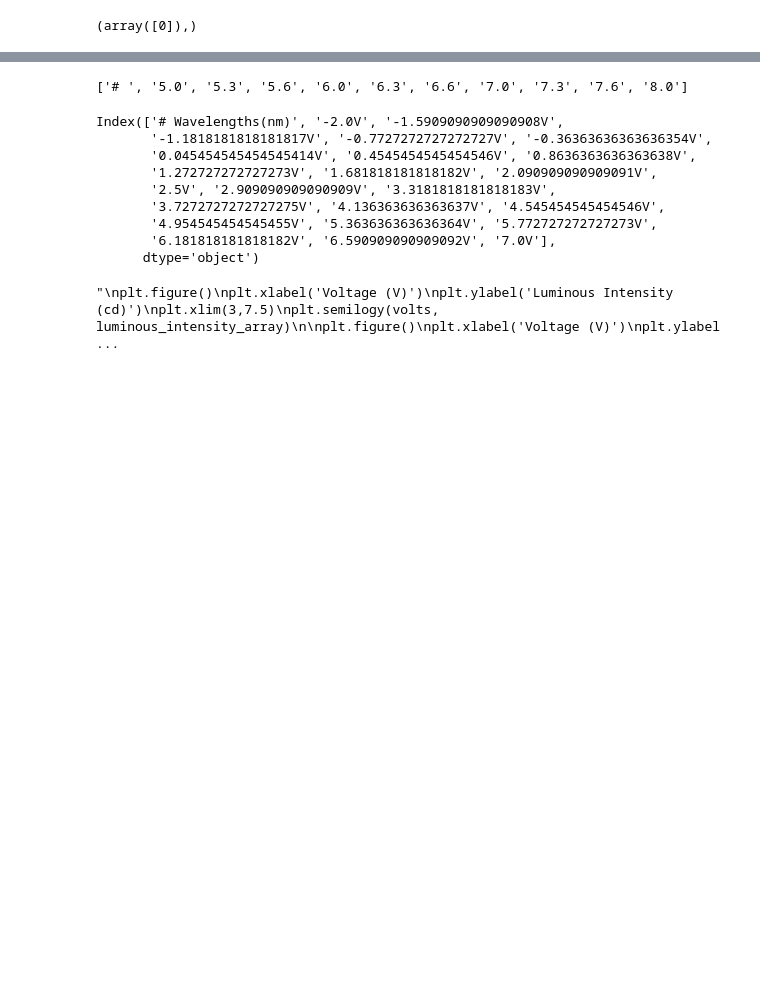
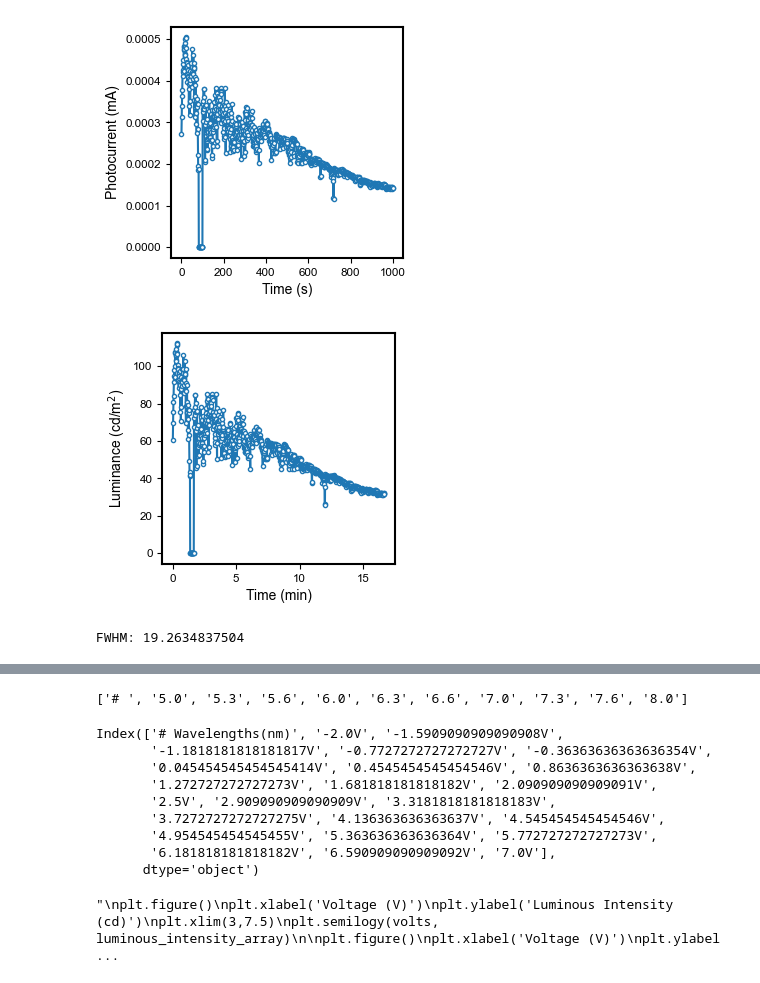
Before and after one commit to gillian-cpu/QLED_Characterization, a Jupyter notebook: 20230706ELQE_Workup.ipynb, the cells around one changed output, grey strips where cells are left out. Drawn from its saved outputs; the diff is of its cells as text; code cells hidden in the pictures; blank space fills up the shorter version.

```diff
--- a/20230706ELQE_Workup.ipynb
+++ b/20230706ELQE_Workup.ipynb
@@ -333,5 +355,71 @@ Maximum Luminance: 587.50cd/m2
+# %%
+#Now Processing Device Luminance Decay Over Time
+el_decay_filename = "../QLED_testing/IV+Spectra2/2024-04-04t-Bu2PACz_B6_p4_1000s_EL_time_IV_1mA"
+el_decay_file = np.loadtxt(el_decay_filename + '.csv', delimiter = '\t')
+
+if el_decay_filename.find('p4')!=-1 or jvl_filename.find('p8')!=-1:
+    Throughput = 0.9
+else:
+    Throughput = 0.97
+
+time = list(el_decay_file[:,0])
+decay_pd_current_array = el_decay_file[:,3]/1000
+decay_luminance_array = np.empty_like(time)
+
+for i in range(len(time)):
+    pd_current = decay_pd_current_array[i]
+    emitted_photons_s = pd_current/(Throughput*e_charge*C) #phi == photon flux in forward hemisphere
+    phi_phd = emitted_photons_s/math.pi
+    decay_luminance_array[i]=phi_phd*K/(pixel_area*1e-4)
+
+plt.figure(figsize=(3,3))
+plt.plot(el_decay_file[:,0],el_decay_file[:,3])
+plt.xlabel('Time (s)')
+plt.ylabel('Photocurrent (mA)')
+plt.show()
+
+plt.figure(figsize=(3,3))
+plt.plot(el_decay_file[:,0]/60,decay_luminance_array)
+plt.xlabel('Time (min)')
+plt.ylabel('Luminance (cd/m$^2$)')
+plt.show()
+
+out = np.empty((len(time), 3))
+out[:,0] = time #units [s]
+out[:,1] = el_decay_file[:,3] #units [mA]
+out[:,2] = decay_luminance_array #units [Cd/m^2]
+
+np.savetxt(el_decay_filename + '_luminance.txt', out, delimiter = '\t', fmt = '%.8e',
+           header="time[s]\tPhotocurrent[mA]\tLuminance[cd/m^2]")
+# %% [output]
+[figure, added]
+[figure, added]
 # %%
-np.where(np.amax(el_spec_file[:,1:]))
+#finding the FWHM of the emission spectrum
+def calculate_fwhm(wavelengths, intensities):
+    # Find the maximum intensity and its corresponding wavelength
+    max_intensity = np.max(intensities)
+    max_intensity_index = np.argmax(intensities)
+    max_intensity_wavelength = wavelengths[max_intensity_index]
+
+    # Determine the half-maximum intensity
+    half_max_intensity = max_intensity / 2
+
+    # Find wavelengths where intensity falls below half-maximum on both sides of the peak
+    left_index = np.where(intensities[:max_intensity_index] < half_max_intensity)[0][-1]
+    right_index = np.where(intensities[max_intensity_index:] < half_max_intensity)[0][0] + max_intensity_index
+
+    # Interpolate to find the wavelengths corresponding to half-maximum intensity
+    left_wavelength = np.interp(half_max_intensity, intensities[left_index:left_index+2], wavelengths[left_index:left_index+2])
+    right_wavelength = np.interp(half_max_intensity, intensities[right_index:right_index+2], wavelengths[right_index:right_index+2])
+
+    # Calculate FWHM
+    fwhm = right_wavelength - left_wavelength
+
+    return fwhm
+
+fwhm = calculate_fwhm(el_spec_nm, el_spec_au)
+print("FWHM:", fwhm)
 # %% [output]
-(array([0]),)
+FWHM: 19.2634837504
 # %%
```
Also changed, not shown: parts of 3 cells of this notebook.
